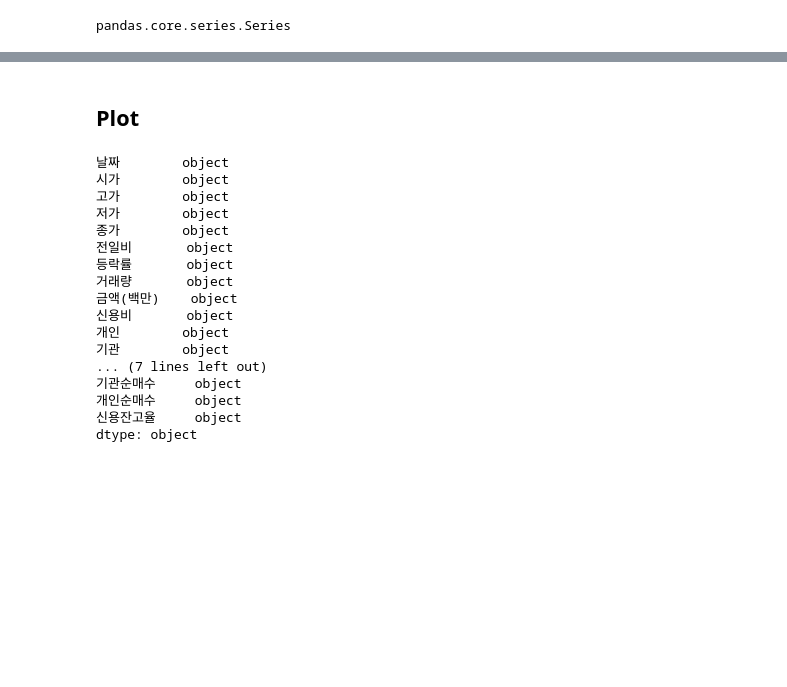
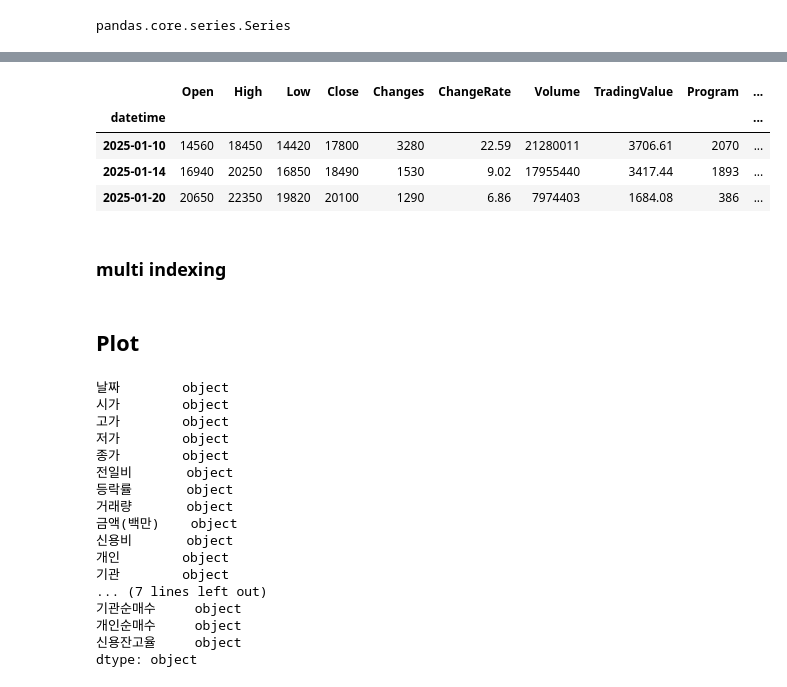
Before and after one commit to curseto/trading, a Jupyter notebook: study/pandas.ipynb, the cells around one changed output, grey strips where cells are left out. Drawn from its saved outputs; the diff is of its cells as text; code cells hidden in the pictures; blank space fills up the shorter version.

```diff
--- a/study/pandas.ipynb
+++ b/study/pandas.ipynb
@@ -320,3 +509,13 @@ Name: 0, dtype: object
+# %%
+df.loc[(df.Close>15000)&(df.TradingValue>1000)]
+# %% [output]
+|  | Open | High | Low | Close | Changes | ChangeRate | Volume | TradingValue | Program | ... |
+| datetime |  |  |  |  |  |  |  |  |  | ... |
+| 2025-01-10 | 14560 | 18450 | 14420 | 17800 | 3280 | 22.59 | 21280011 | 3706.61 | 2070 | ... |
+| 2025-01-14 | 16940 | 20250 | 16850 | 18490 | 1530 | 9.02 | 17955440 | 3417.44 | 1893 | ... |
+| 2025-01-20 | 20650 | 22350 | 19820 | 20100 | 1290 | 6.86 | 7974403 | 1684.08 | 386 | ... |
+# %% [markdown]
+### multi indexing
 # %% [markdown]
 ## Plot
 # %%
```
Also changed, not shown: parts of 47 cells of this notebook, 5 other files.
